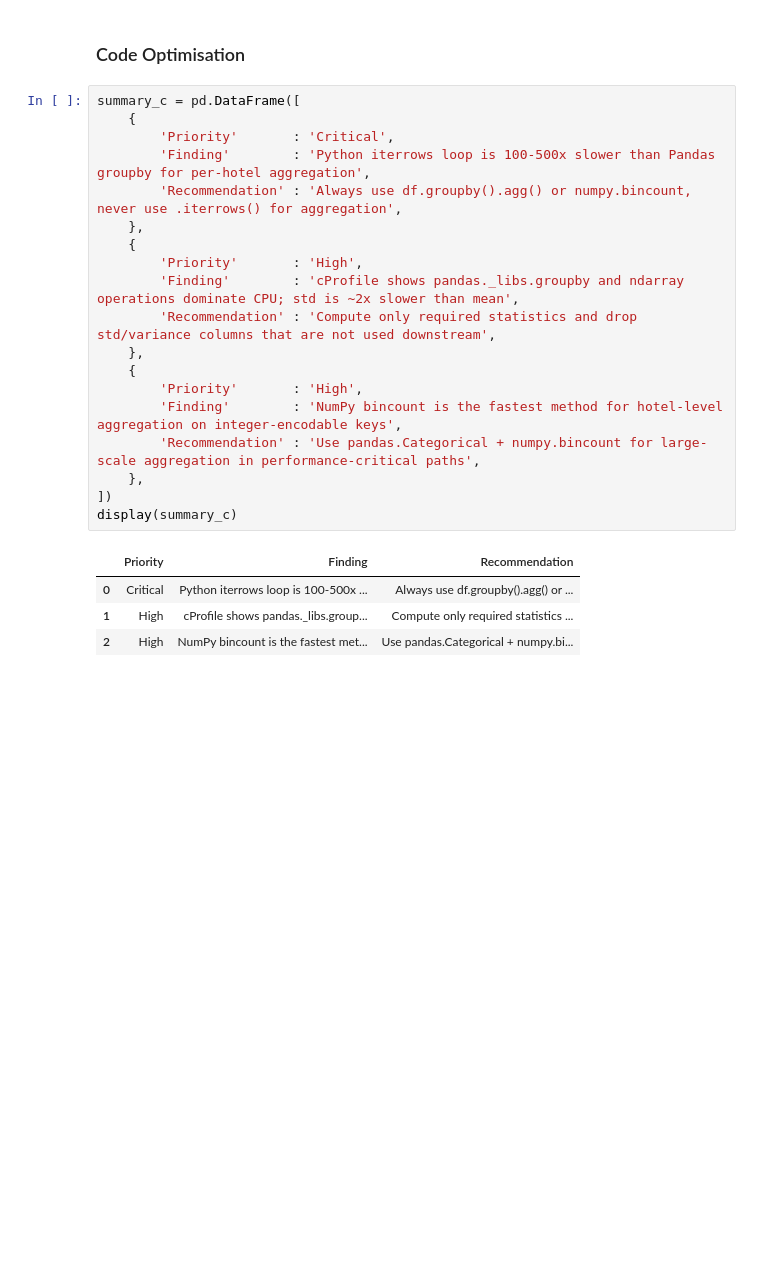
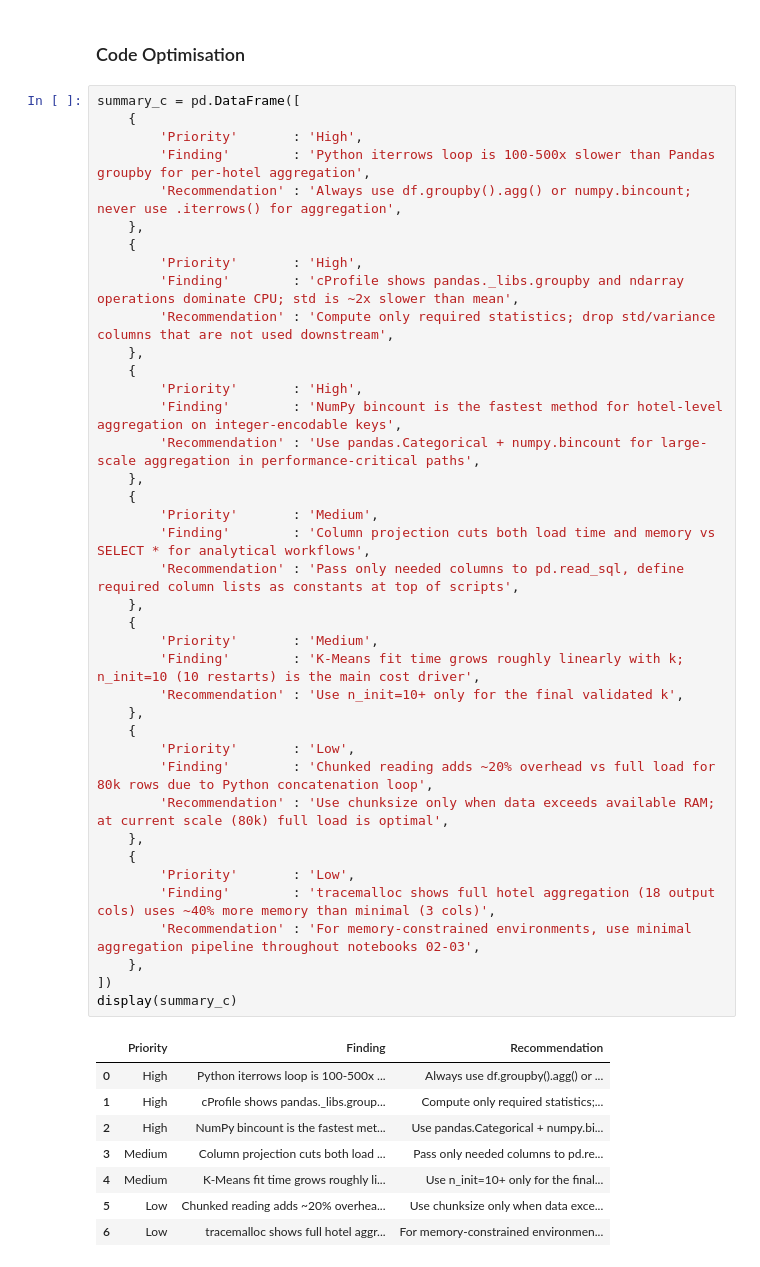
Before and after one commit to nadiavictoria/IS512-Hotel-Analytics, a Jupyter notebook: notebooks/04_performance_profiling.ipynb, the cells around one changed output. Drawn from its saved outputs; the diff is of its cells as text; blank space fills up the shorter version.

```diff
--- a/notebooks/04_performance_profiling.ipynb
+++ b/notebooks/04_performance_profiling.ipynb
@@ -1275,27 +1232,51 @@ display(summary_q)
 # %%
 summary_c = pd.DataFrame([
     {
-        'Priority'       : 'Critical',
+        'Priority'       : 'High',
         'Finding'        : 'Python iterrows loop is 100-500x slower than Pandas groupby for per-hotel aggregation',
-        'Recommendation' : 'Always use df.groupby().agg() or numpy.bincount, never use .iterrows() for aggregation',
+        'Recommendation' : 'Always use df.groupby().agg() or numpy.bincount; never use .iterrows() for aggregation',
     },
     {
         'Priority'       : 'High',
         'Finding'        : 'cProfile shows pandas._libs.groupby and ndarray operations dominate CPU; std is ~2x slower than mean',
-        'Recommendation' : 'Compute only required statistics and drop std/variance columns that are not used downstream',
+        'Recommendation' : 'Compute only required statistics; drop std/variance columns that are not used downstream',
     },
     {
         'Priority'       : 'High',
         'Finding'        : 'NumPy bincount is the fastest method for hotel-level aggregation on integer-encodable keys',
         'Recommendation' : 'Use pandas.Categorical + numpy.bincount for large-scale aggregation in performance-critical paths',
     },
+    {
+        'Priority'       : 'Medium',
+        'Finding'        : 'Column projection cuts both load time and memory vs SELECT * for analytical workflows',
+        'Recommendation' : 'Pass only needed columns to pd.read_sql, define required column lists as constants at top of scripts',
+    },
+    {
+        'Priority'       : 'Medium',
+        'Finding'        : 'K-Means fit time grows roughly linearly with k; n_init=10 (10 restarts) is the main cost driver',
+        'Recommendation' : 'Use n_init=10+ only for the final validated k',
+    },
+    {
+        'Priority'       : 'Low',
+        'Finding'        : 'Chunked reading adds ~20% overhead vs full load for 80k rows due to Python concatenation loop',
+        'Recommendation' : 'Use chunksize only when data exceeds available RAM; at current scale (80k) full load is optimal',
+    },
+    {
+        'Priority'       : 'Low',
+        'Finding'        : 'tracemalloc shows full hotel aggregation (18 output cols) uses ~40% more memory than minimal (3 cols)',
+        'Recommendation' : 'For memory-constrained environments, use minimal aggregation pipeline throughout notebooks 02-03',
+    },
 ])
 display(summary_c)
 # %% [output]
 |  | Priority | Finding | Recommendation |
-| 0 | Critical | Python iterrows loop is 100-500x ... | Always use df.groupby().agg() or ... |
-| 1 | High | cProfile shows pandas._libs.group... | Compute only required statistics ... |
+| 0 | High | Python iterrows loop is 100-500x ... | Always use df.groupby().agg() or ... |
+| 1 | High | cProfile shows pandas._libs.group... | Compute only required statistics;... |
 | 2 | High | NumPy bincount is the fastest met... | Use pandas.Categorical + numpy.bi... |
+| 3 | Medium | Column projection cuts both load ... | Pass only needed columns to pd.re... |
+| 4 | Medium | K-Means fit time grows roughly li... | Use n_init=10+ only for the final... |
+| 5 | Low | Chunked reading adds ~20% overhea... | Use chunksize only when data exce... |
+| 6 | Low | tracemalloc shows full hotel aggr... | For memory-constrained environmen... |
 # %%
 # Close connections
 conn.close()
```
Also changed, not shown: parts of 24 cells of this notebook, 10 other files.
